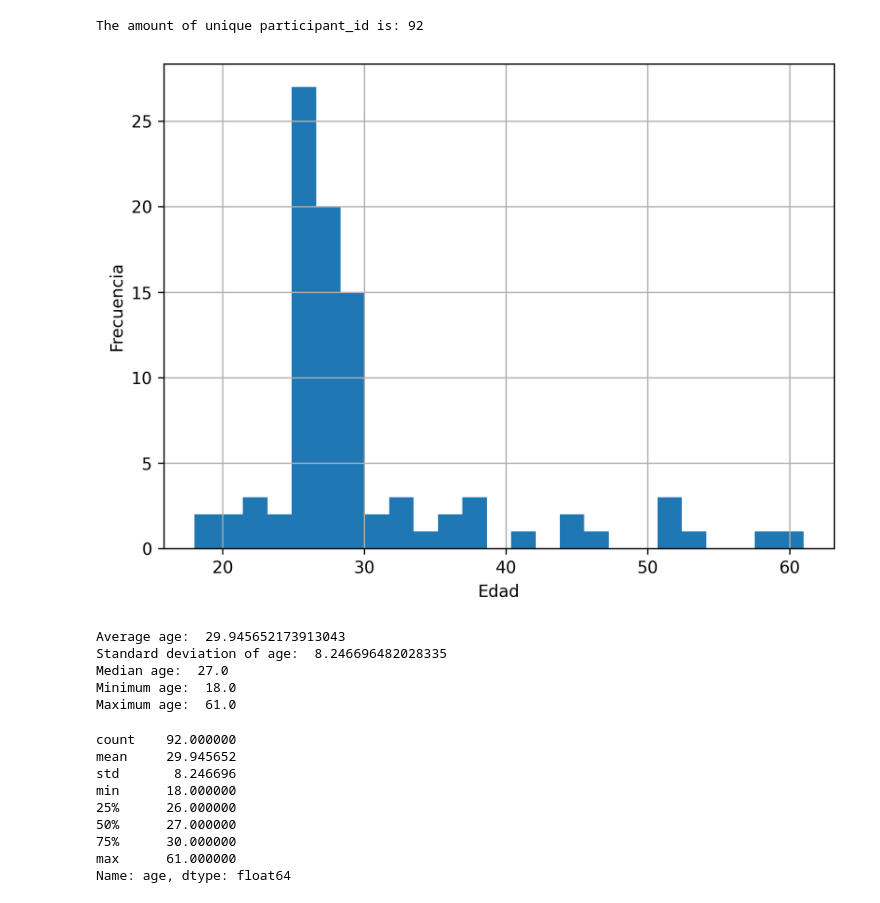
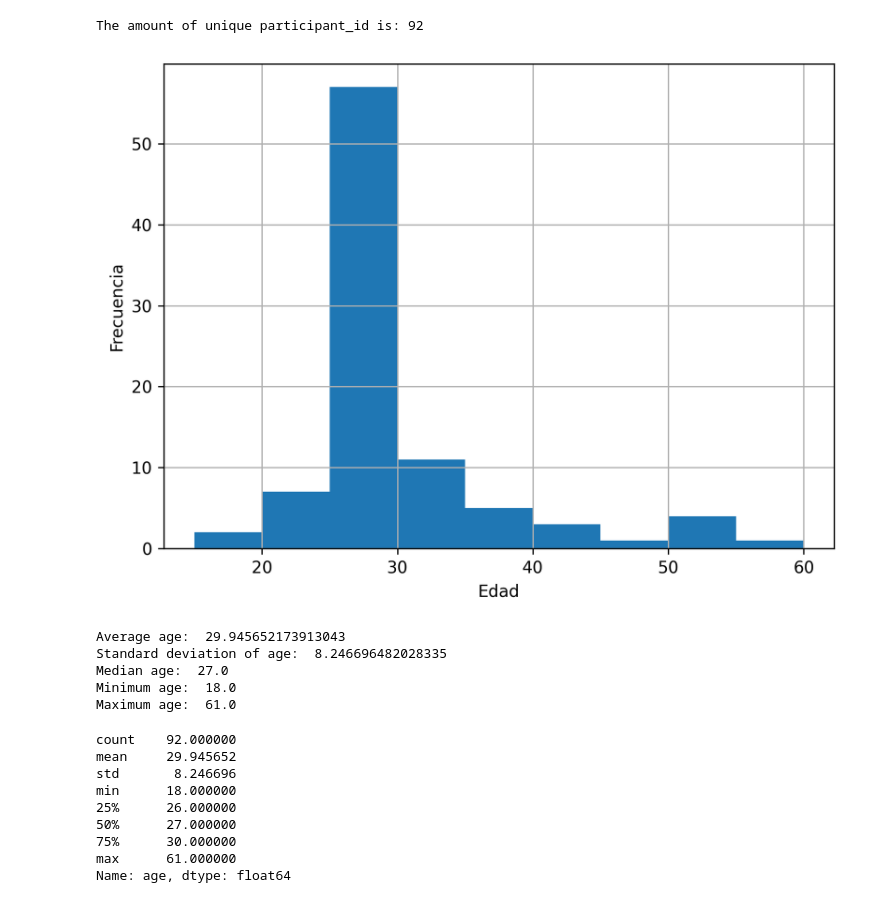
Before and after one commit to asosawelford/tesis, a Jupyter notebook: analysis/exploratory_analysis.ipynb, the cells around one changed output. Cells and saved outputs as stored; diff of their text form; code cells hidden in the pictures.

Commit message:
small changes and figures for pptt presentation

```diff
--- a/analysis/exploratory_analysis.ipynb
+++ b/analysis/exploratory_analysis.ipynb
@@ -180,27 +180,25 @@ The amount of unique participant_id is: 92
 # %%
 # subjective_results["age"] average and histogram
 # just count the ages of unique participants, not all the rows
 participant_ages = subjective_results.groupby("participant_id")["age"].mean()
 participant_ages = participant_ages.dropna()
 
-# set dpi to 300
-plt.rcParams["savefig.dpi"] = 300
 
 # set the style of the plot
-plt.hist(participant_ages, bins='auto')
+plt.hist(participant_ages, bins = range(15, 65, 5))
 plt.grid(True)
 # plt.title('Histogram of ages')
 plt.xlabel('Edad')
 plt.ylabel('Frecuencia')
 plt.show()
 
 print("Average age: ", participant_ages.mean())
 print("Standard deviation of age: ", participant_ages.std())
 print("Median age: ", participant_ages.median())
 print("Minimum age: ", participant_ages.min())
 print("Maximum age: ", participant_ages.max())
 # %% [output]
-[figure, old version]
+[figure, new version]
 Average age:  29.945652173913043
 Standard deviation of age:  8.246696482028335
 Median age:  27.0
```
Also changed, not shown: parts of 1 cell of this notebook, 5 other files.
